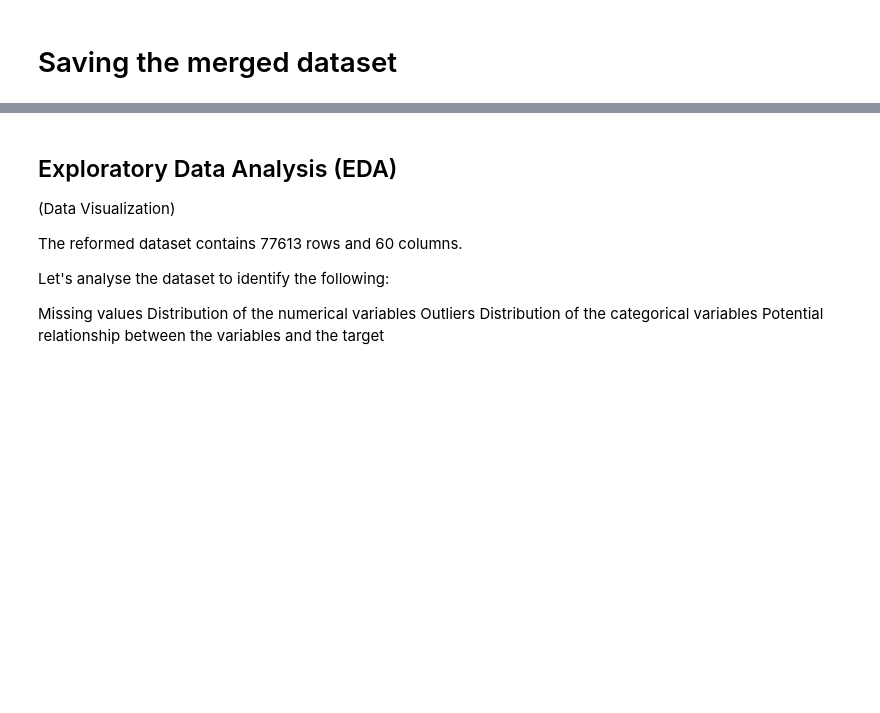
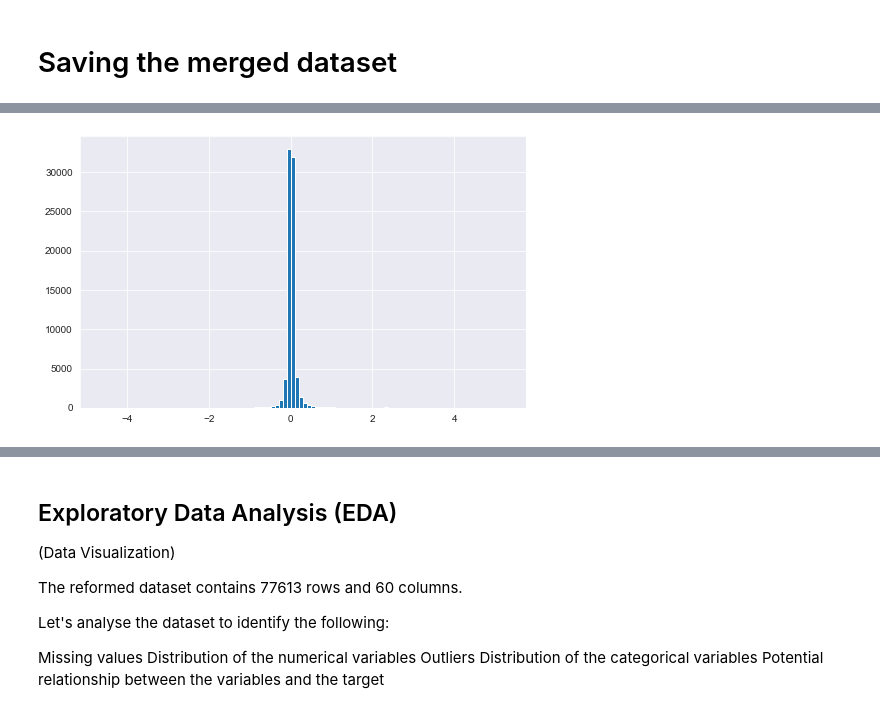
Before and after one commit to RuieX/Data-and-Web-Mining-project, a Jupyter notebook: project/src/notebooks/feature_engineering.ipynb, the cells around one changed output, grey strips where cells are left out. Saved outputs shown, nothing was run; the diff lists cells and outputs as text; code cells hidden in the pictures; blank space fills up the shorter version.

```diff
--- a/project/src/notebooks/feature_engineering.ipynb
+++ b/project/src/notebooks/feature_engineering.ipynb
@@ -234,0 +275,6 @@ merged_df.to_csv('../data/starting_dataset_2017.csv', index=False)
+# %%
+y = train_2017.logerror
+y.hist(bins=100, figsize=(8,5))
+plt.show()
+# %% [output]
+[figure, added]
```
Also changed, not shown: parts of 24 cells of this notebook.
